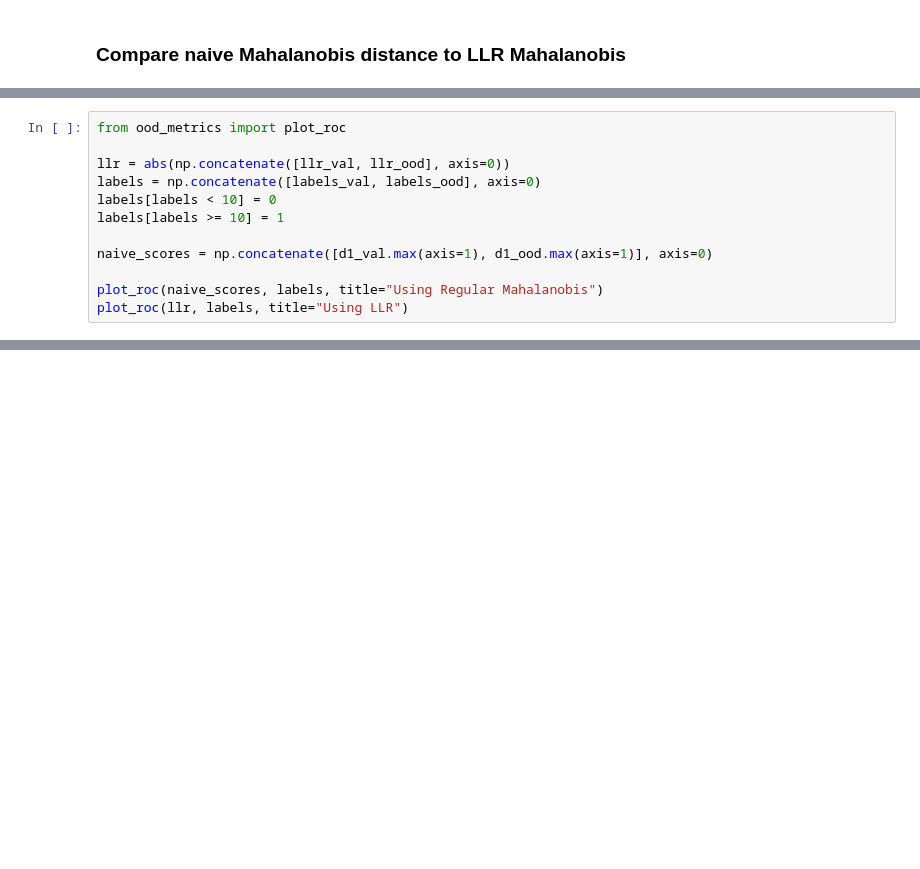
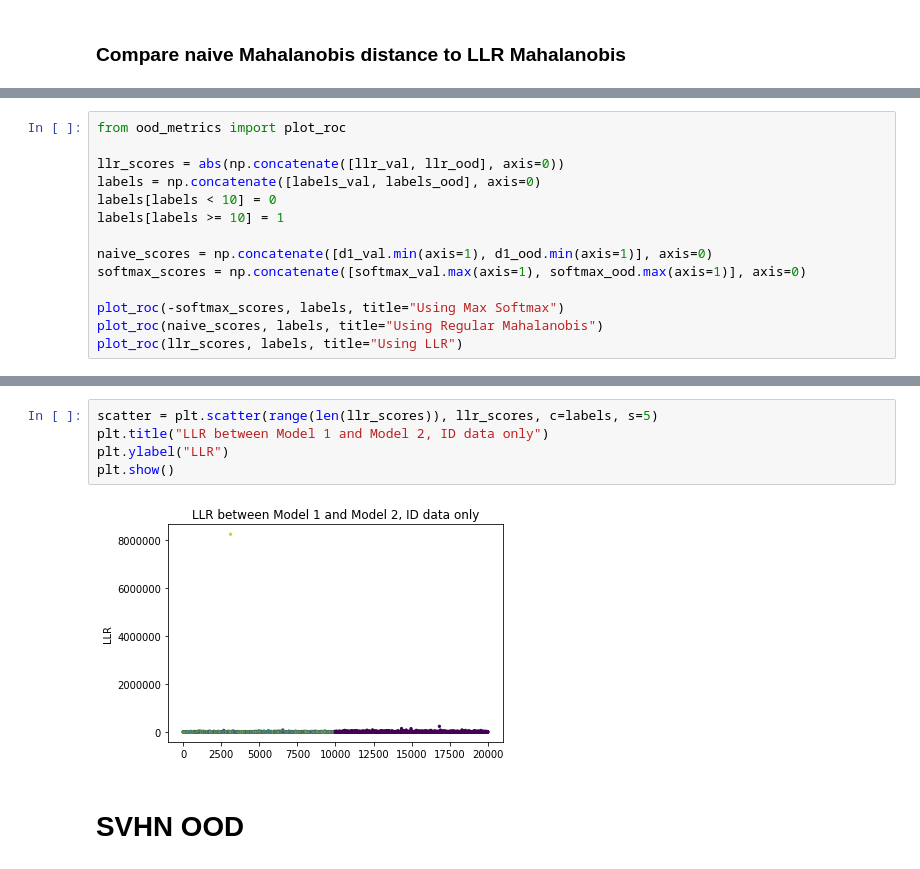
Before and after one commit to BalahariVignesh/simple-faster-rcnn-pytorch, a Jupyter notebook: notebook_experiments/mahalanobis_llr.ipynb, the cells around one changed output, grey strips where cells are left out. Drawn from its saved outputs; the diff is of its cells as text; blank space fills up the shorter version.

```diff
--- a/notebook_experiments/mahalanobis_llr.ipynb
+++ b/notebook_experiments/mahalanobis_llr.ipynb
@@ -866,13 +979,15 @@ llr_ood = llr(d1_ood, d2_ood)
 # %%
 from ood_metrics import plot_roc
 
-llr = abs(np.concatenate([llr_val, llr_ood], axis=0))
+llr_scores = abs(np.concatenate([llr_val, llr_ood], axis=0))
 labels = np.concatenate([labels_val, labels_ood], axis=0)
 labels[labels < 10] = 0
 labels[labels >= 10] = 1
 
-naive_scores = np.concatenate([d1_val.max(axis=1), d1_ood.max(axis=1)], axis=0)
+naive_scores = np.concatenate([d1_val.min(axis=1), d1_ood.min(axis=1)], axis=0)
+softmax_scores = np.concatenate([softmax_val.max(axis=1), softmax_ood.max(axis=1)], axis=0)
 
+plot_roc(-softmax_scores, labels, title="Using Max Softmax")
 plot_roc(naive_scores, labels, title="Using Regular Mahalanobis")
-plot_roc(llr, labels, title="Using LLR")
+plot_roc(llr_scores, labels, title="Using LLR")
 # %% [output]
@@ -898,0 +1015,9 @@ plt.show()
+# %%
+scatter = plt.scatter(range(len(llr_scores)), llr_scores, c=labels, s=5)
+plt.title("LLR between Model 1 and Model 2, ID data only")
+plt.ylabel("LLR")
+plt.show()
+# %% [output]
+[figure, added]
+# %% [markdown]
+# SVHN OOD
```
Also changed, not shown: parts of 31 cells of this notebook, 3 other files.
